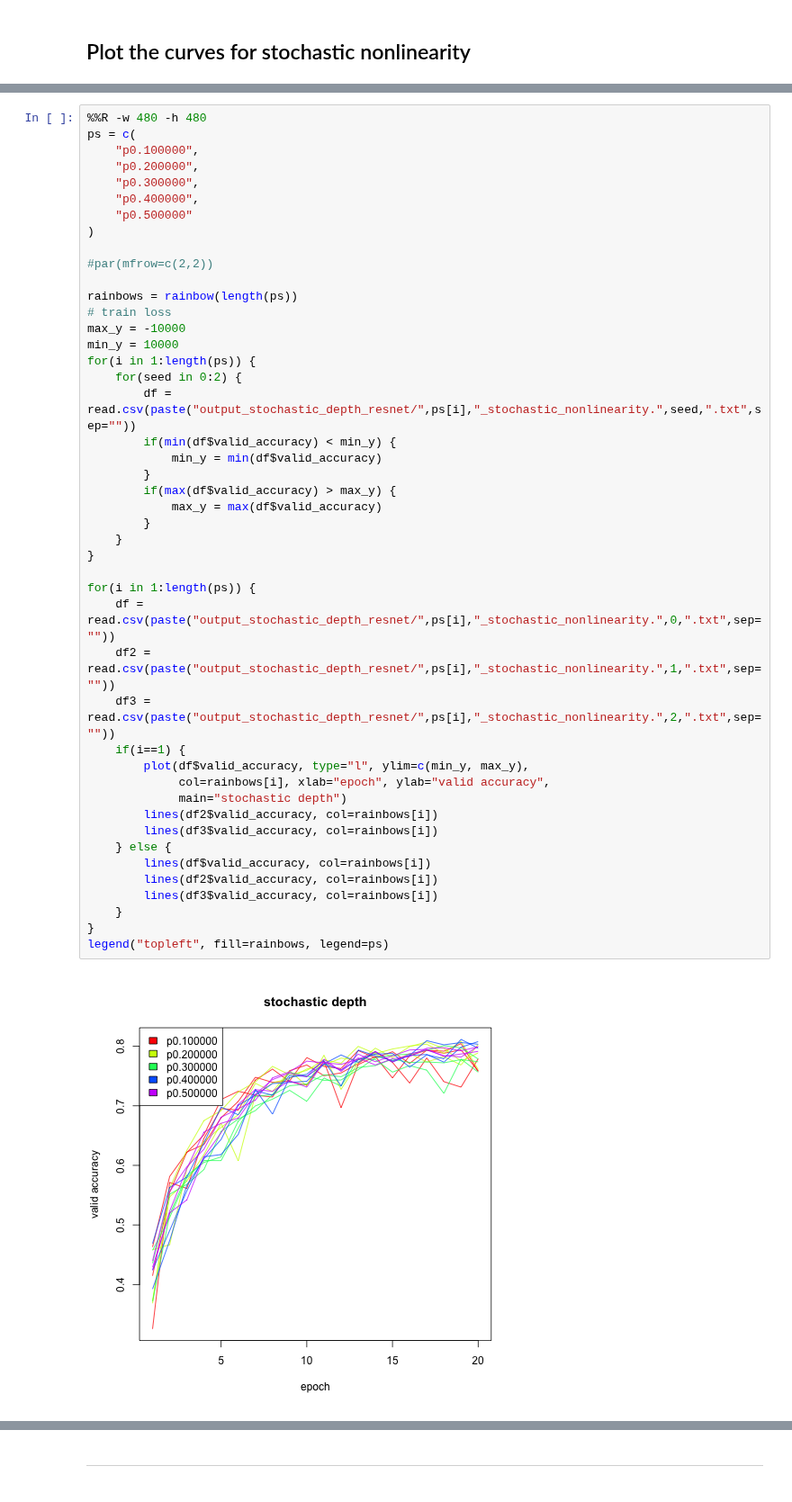
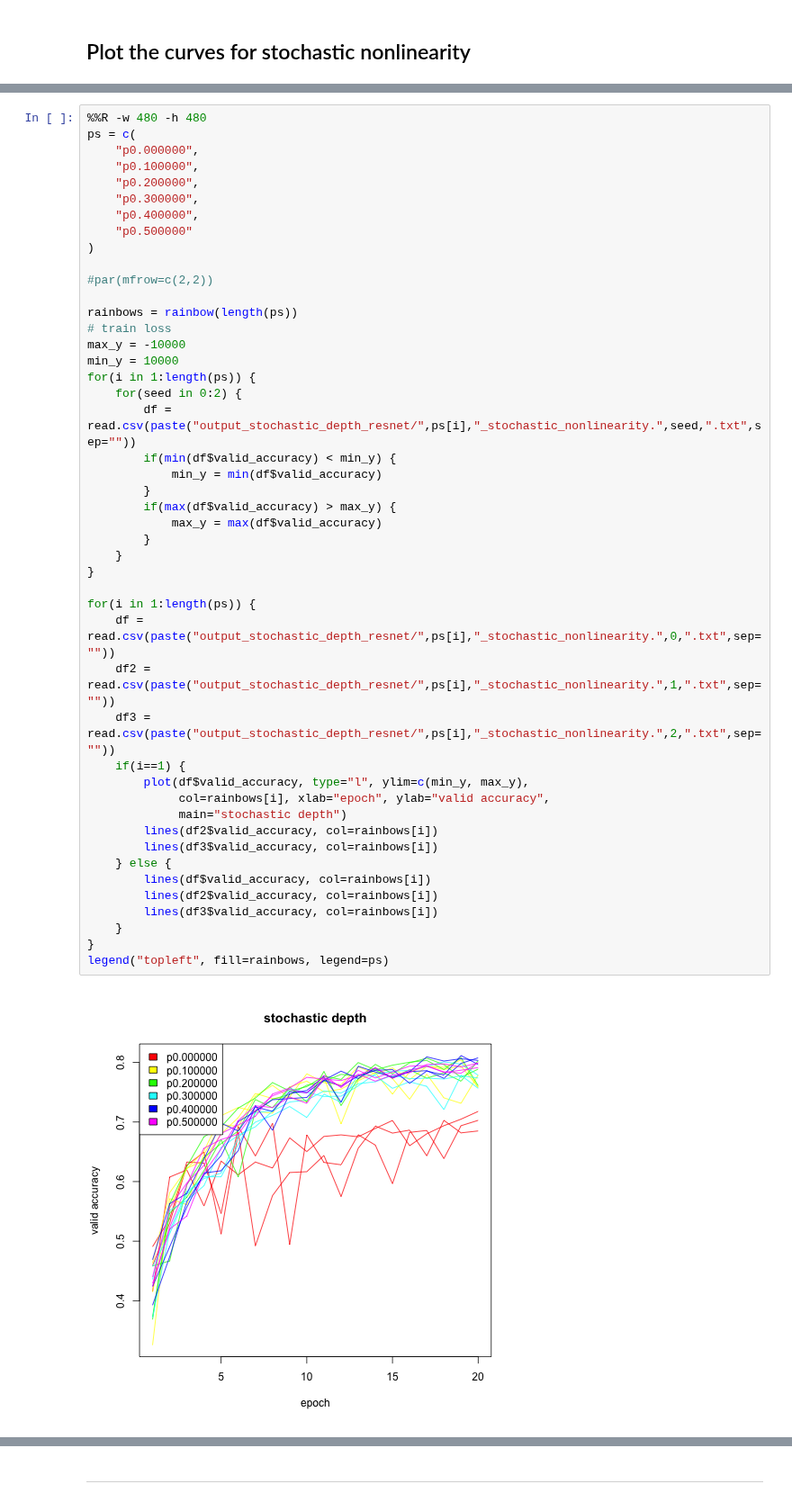
Before and after one commit to christopher-beckham/msc, a Jupyter notebook: experiments/lasagne_additions/stochastic_depth_resnet.ipynb, the cells around one changed output, grey strips where cells are left out. Shown at 90% size. Cells and saved outputs as stored; diff of their text form.

```diff
--- a/experiments/lasagne_additions/stochastic_depth_resnet.ipynb
+++ b/experiments/lasagne_additions/stochastic_depth_resnet.ipynb
@@ -598,6 +584,7 @@ for(i in 1:length(ps)) {
 # %%
 %%R -w 480 -h 480
 ps = c(
+    "p0.000000",
     "p0.100000",
     "p0.200000",
     "p0.300000",
@@ -614,34 +601,34 @@ min_y = 10000
 for(i in 1:length(ps)) {
     for(seed in 0:2) {
         df = read.csv(paste("output_stochastic_depth_resnet/",ps[i],"_stochastic_nonlinearity.",seed,".txt",sep=""))
         if(min(df$valid_accuracy) < min_y) {
             min_y = min(df$valid_accuracy)
         }
         if(max(df$valid_accuracy) > max_y) {
             max_y = max(df$valid_accuracy)
         }
     }
 }
 
 for(i in 1:length(ps)) {
     df = read.csv(paste("output_stochastic_depth_resnet/",ps[i],"_stochastic_nonlinearity.",0,".txt",sep=""))
     df2 = read.csv(paste("output_stochastic_depth_resnet/",ps[i],"_stochastic_nonlinearity.",1,".txt",sep=""))
     df3 = read.csv(paste("output_stochastic_depth_resnet/",ps[i],"_stochastic_nonlinearity.",2,".txt",sep=""))
     if(i==1) {
         plot(df$valid_accuracy, type="l", ylim=c(min_y, max_y),
              col=rainbows[i], xlab="epoch", ylab="valid accuracy",
              main="stochastic depth")
         lines(df2$valid_accuracy, col=rainbows[i])
         lines(df3$valid_accuracy, col=rainbows[i])
     } else {
         lines(df$valid_accuracy, col=rainbows[i])
         lines(df2$valid_accuracy, col=rainbows[i])
         lines(df3$valid_accuracy, col=rainbows[i])
     }
 }
 legend("topleft", fill=rainbows, legend=ps)
 # %% [output]
-[figure, old version]
+[figure, new version]
 # %%
 %%R -w 480 -h 480
 ps = c(
```
Also changed, not shown: parts of 7 cells of this notebook, 1 other file.
